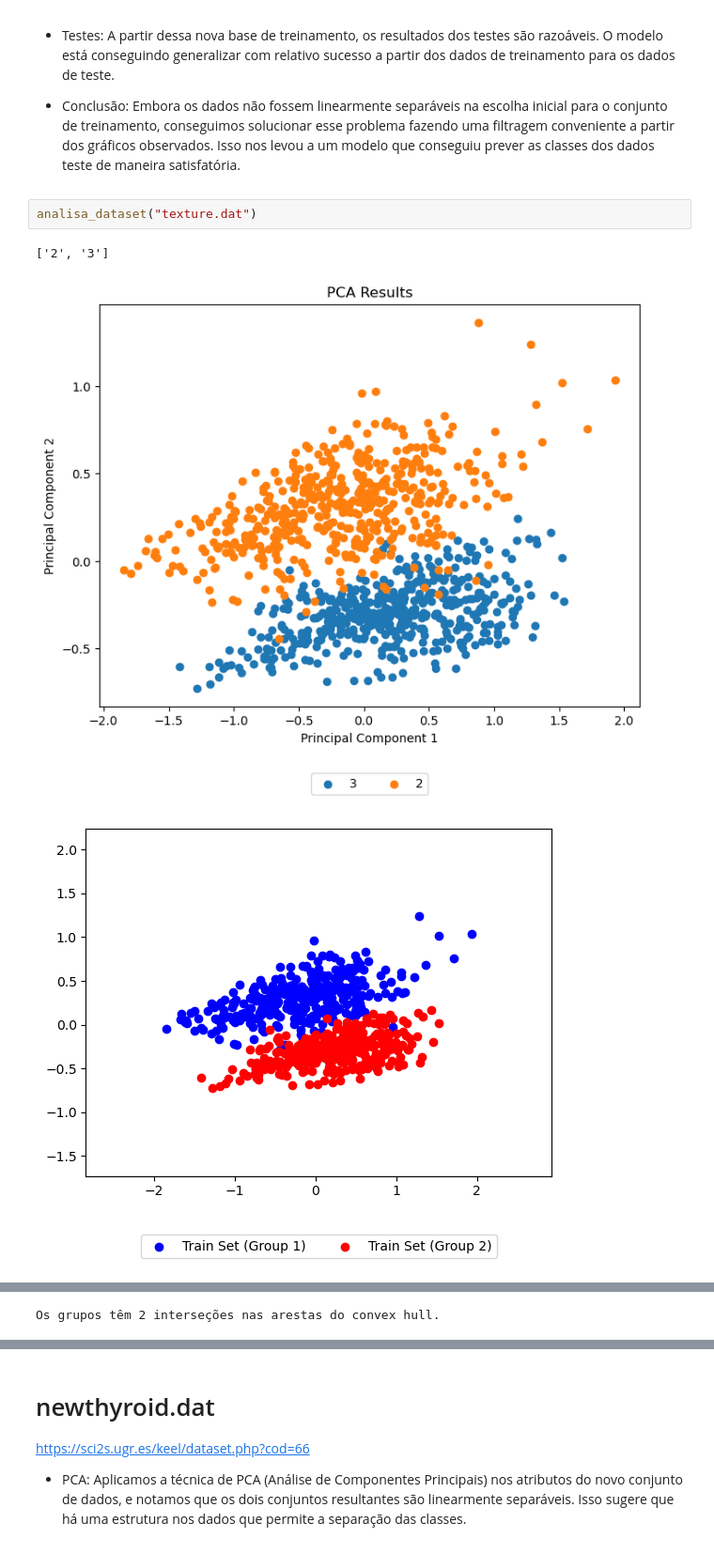
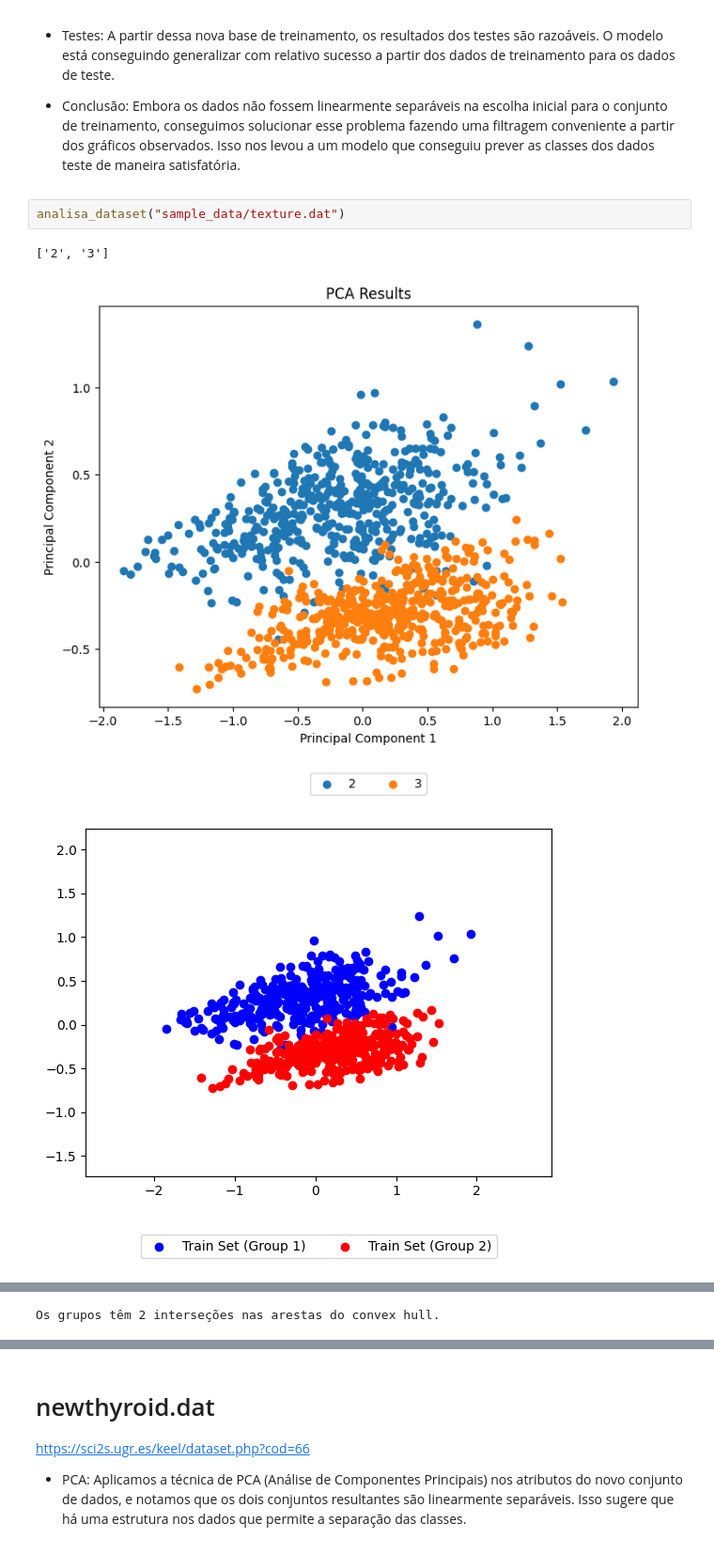
Before and after one commit to LeoOMaia/ALG-2, a Jupyter notebook: trabson.ipynb, the cells around one changed output, grey strips where cells are left out. Shown at 94% size. Saved outputs shown, nothing was run; the diff lists cells and outputs as text.

```diff
--- a/trabson.ipynb
+++ b/trabson.ipynb
@@ -588,10 +588,10 @@ https://sci2s.ugr.es/keel/dataset.php?cod=72
 
 - Conclusão: Embora os dados não fossem linearmente separáveis na escolha inicial para o conjunto de treinamento, conseguimos solucionar esse problema fazendo uma filtragem conveniente a partir dos gráficos observados. Isso nos levou a um modelo que conseguiu prever as classes dos dados teste de maneira satisfatória.
 # %%
-analisa_dataset("texture.dat")
+analisa_dataset("sample_data/texture.dat")
 # %% [output]
 ['2', '3']
-[figure, old version]
+[figure, new version]
 [figure]
 [figure]
 Os grupos têm 2 interseções nas arestas do convex hull.
```
Also changed, not shown: parts of 13 cells of this notebook.
